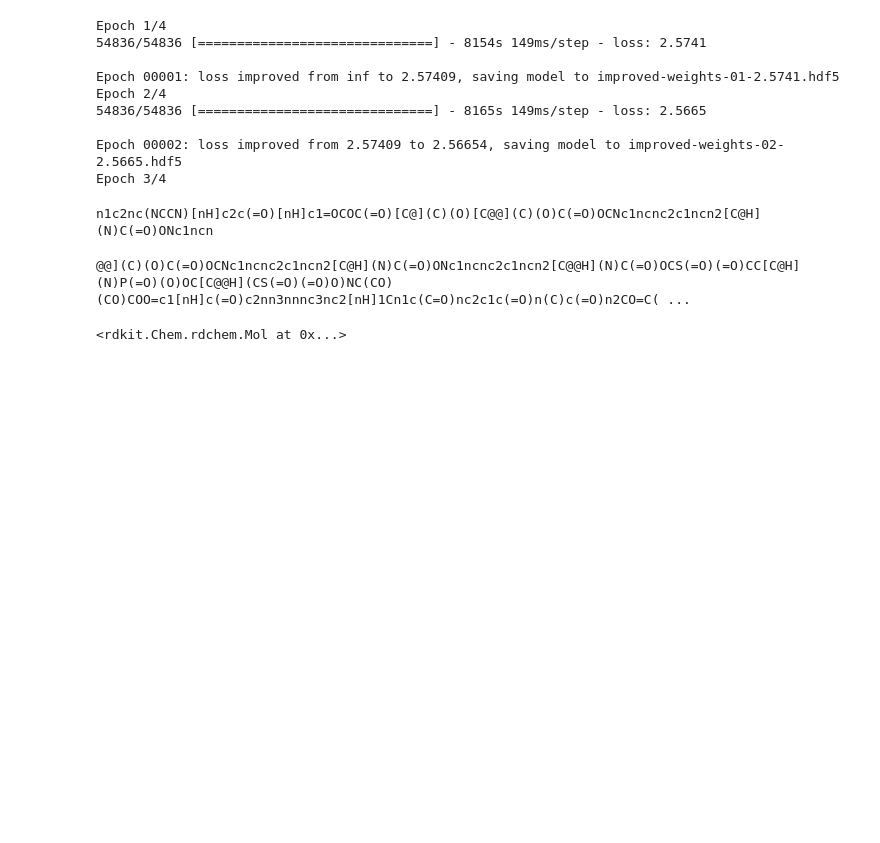
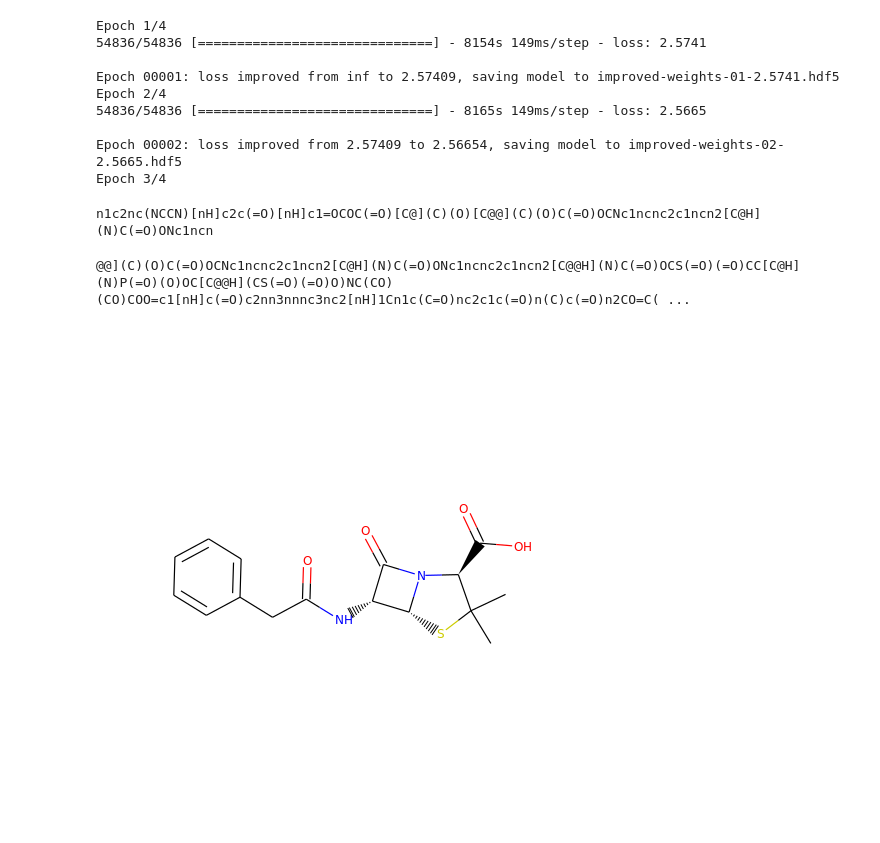
Before and after one commit to phamc4/Molecule-Generator, a Jupyter notebook: RNN.ipynb, the cells around one changed output. Saved outputs shown, nothing was run; the diff lists cells and outputs as text; code cells hidden in the pictures; blank space fills up the shorter version.

```diff
--- a/RNN.ipynb
+++ b/RNN.ipynb
@@ -213,7 +213,6 @@ penicillin_smile = 'CC1([C@@H](N2[C@H](S1)[C@@H](C2=O)NC(=O)Cc3ccccc3)C(=O)O)C'
 penicillin = Chem.MolFromSmiles(penicillin_smile)
 # %%
 #Draw
-# Draw.MolToMPL(penicillin, size = (200,200))
-penicillin
+Draw.MolToImage(penicillin, size = (500,500))
 # %% [output]
-<rdkit.Chem.rdchem.Mol at 0x...>
+[figure, added]
```
Also changed, not shown: parts of 6 cells of this notebook.
